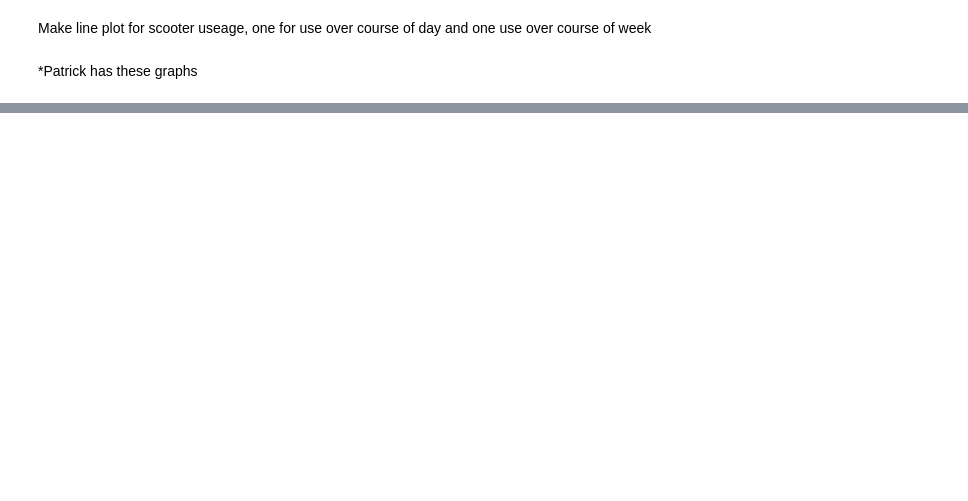
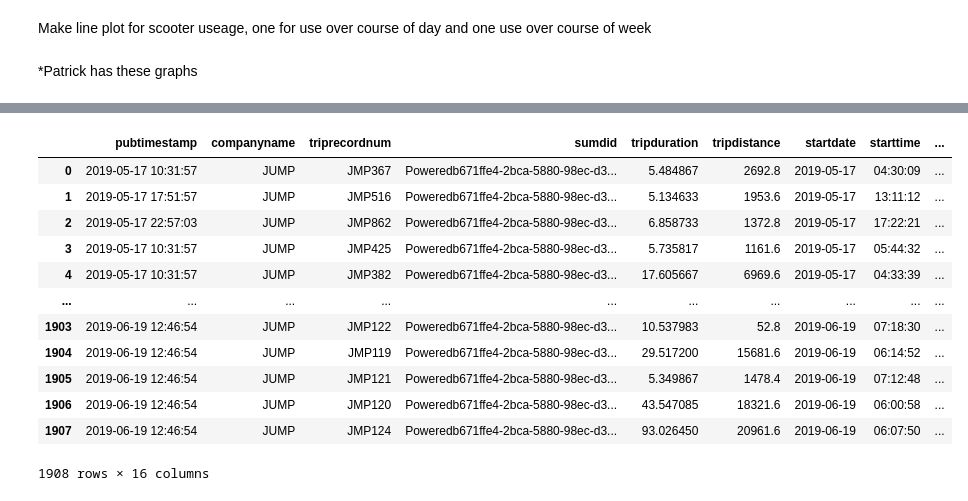
Before and after one commit to NSS-Data-Analytics-Cohort-8/scooter-partner1-badger-badger-python, a Jupyter notebook: notebooks/deliverables.ipynb, the cells around one changed output, grey strips where cells are left out. Cells and saved outputs as stored; diff of their text form; code cells hidden in the pictures; blank space fills up the shorter version.

```diff
--- a/notebooks/deliverables.ipynb
+++ b/notebooks/deliverables.ipynb
@@ -178,0 +207,23 @@ Make line plot for scooter useage, one for use over course of day and one use ov
+# %%
+#trips most used scooter took
+frqntflyr1 = '''
+SELECT *
+FROM TRIPS
+WHERE sumdid = 'Poweredb671ffe4-2bca-5880-98ec-d36f65aa11a2'
+'''
+frqntflyr1 = pd.read_sql(frqntflyr1, con = scoots)
+frqntflyr1
+# %% [output]
+|  | pubtimestamp | companyname | triprecordnum | sumdid | tripduration | tripdistance | startdate | starttime | ... |
+| 0 | 2019-05-17 10:31:57 | JUMP | JMP367 | Poweredb671ffe4-2bca-5880-98ec-d3... | 5.484867 | 2692.8 | 2019-05-17 | 04:30:09 | ... |
+| 1 | 2019-05-17 17:51:57 | JUMP | JMP516 | Poweredb671ffe4-2bca-5880-98ec-d3... | 5.134633 | 1953.6 | 2019-05-17 | 13:11:12 | ... |
+| 2 | 2019-05-17 22:57:03 | JUMP | JMP862 | Poweredb671ffe4-2bca-5880-98ec-d3... | 6.858733 | 1372.8 | 2019-05-17 | 17:22:21 | ... |
+| 3 | 2019-05-17 10:31:57 | JUMP | JMP425 | Poweredb671ffe4-2bca-5880-98ec-d3... | 5.735817 | 1161.6 | 2019-05-17 | 05:44:32 | ... |
+| 4 | 2019-05-17 10:31:57 | JUMP | JMP382 | Poweredb671ffe4-2bca-5880-98ec-d3... | 17.605667 | 6969.6 | 2019-05-17 | 04:33:39 | ... |
+| ... | ... | ... | ... | ... | ... | ... | ... | ... | ... |
+| 1903 | 2019-06-19 12:46:54 | JUMP | JMP122 | Poweredb671ffe4-2bca-5880-98ec-d3... | 10.537983 | 52.8 | 2019-06-19 | 07:18:30 | ... |
+| 1904 | 2019-06-19 12:46:54 | JUMP | JMP119 | Poweredb671ffe4-2bca-5880-98ec-d3... | 29.517200 | 15681.6 | 2019-06-19 | 06:14:52 | ... |
+| 1905 | 2019-06-19 12:46:54 | JUMP | JMP121 | Poweredb671ffe4-2bca-5880-98ec-d3... | 5.349867 | 1478.4 | 2019-06-19 | 07:12:48 | ... |
+| 1906 | 2019-06-19 12:46:54 | JUMP | JMP120 | Poweredb671ffe4-2bca-5880-98ec-d3... | 43.547085 | 18321.6 | 2019-06-19 | 06:00:58 | ... |
+| 1907 | 2019-06-19 12:46:54 | JUMP | JMP124 | Poweredb671ffe4-2bca-5880-98ec-d3... | 93.026450 | 20961.6 | 2019-06-19 | 06:07:50 | ... |
+1908 rows × 16 columns
```
Also changed, not shown: parts of 10 cells of this notebook.
